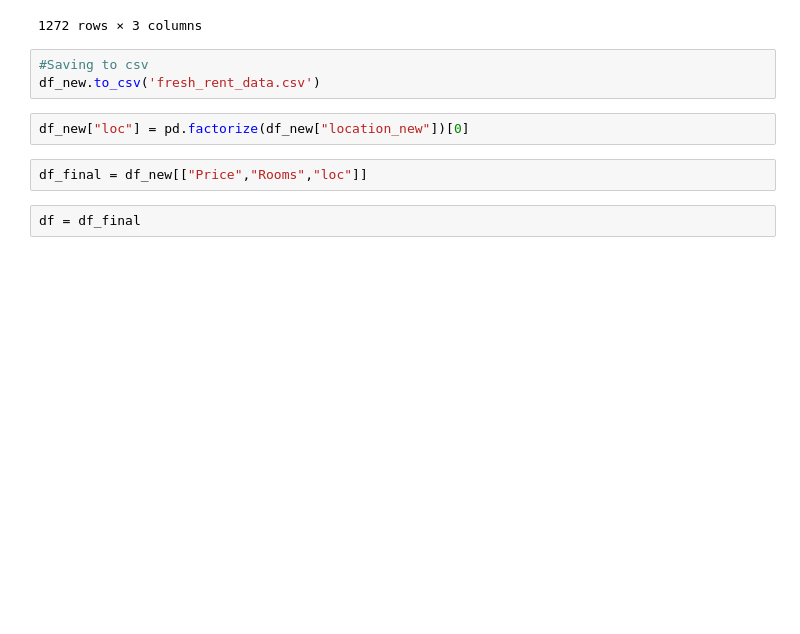
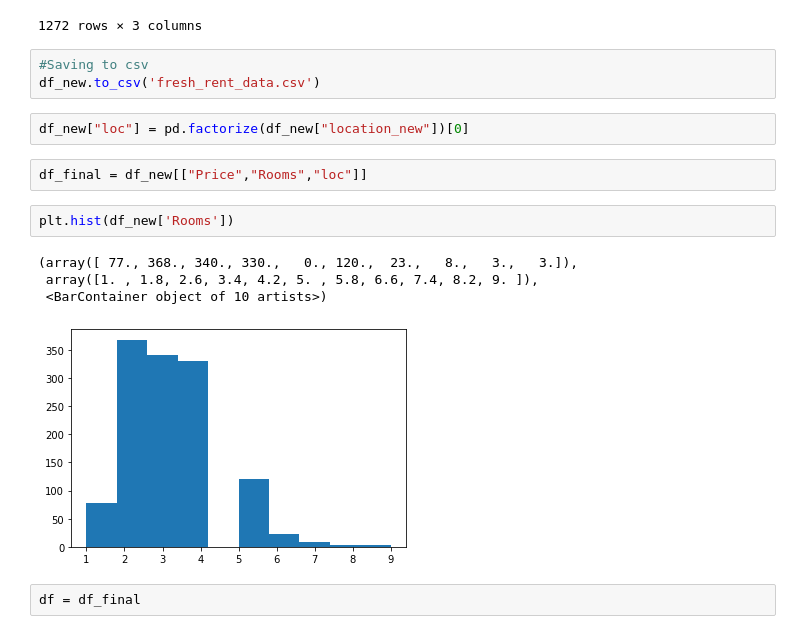
Before and after one commit to kojosbk/RentingProject, a Jupyter notebook: rent_in_accra.ipynb, the cells around one changed output. Drawn from its saved outputs; the diff is of its cells as text; blank space fills up the shorter version.

```diff
--- a/rent_in_accra.ipynb
+++ b/rent_in_accra.ipynb
@@ -358,5 +410,12 @@ df_new.to_csv('fresh_rent_data.csv')
 df_new["loc"] = pd.factorize(df_new["location_new"])[0]
 # %%
 df_final = df_new[["Price","Rooms","loc"]]
+# %%
+plt.hist(df_new['Rooms'])
+# %% [output]
+(array([ 77., 368., 340., 330.,   0., 120.,  23.,   8.,   3.,   3.]),
+ array([1. , 1.8, 2.6, 3.4, 4.2, 5. , 5.8, 6.6, 7.4, 8.2, 9. ]),
+ <BarContainer object of 10 artists>)
+[figure, added]
 # %%
 df = df_final
```
Also changed, not shown: parts of 240 cells of this notebook.
